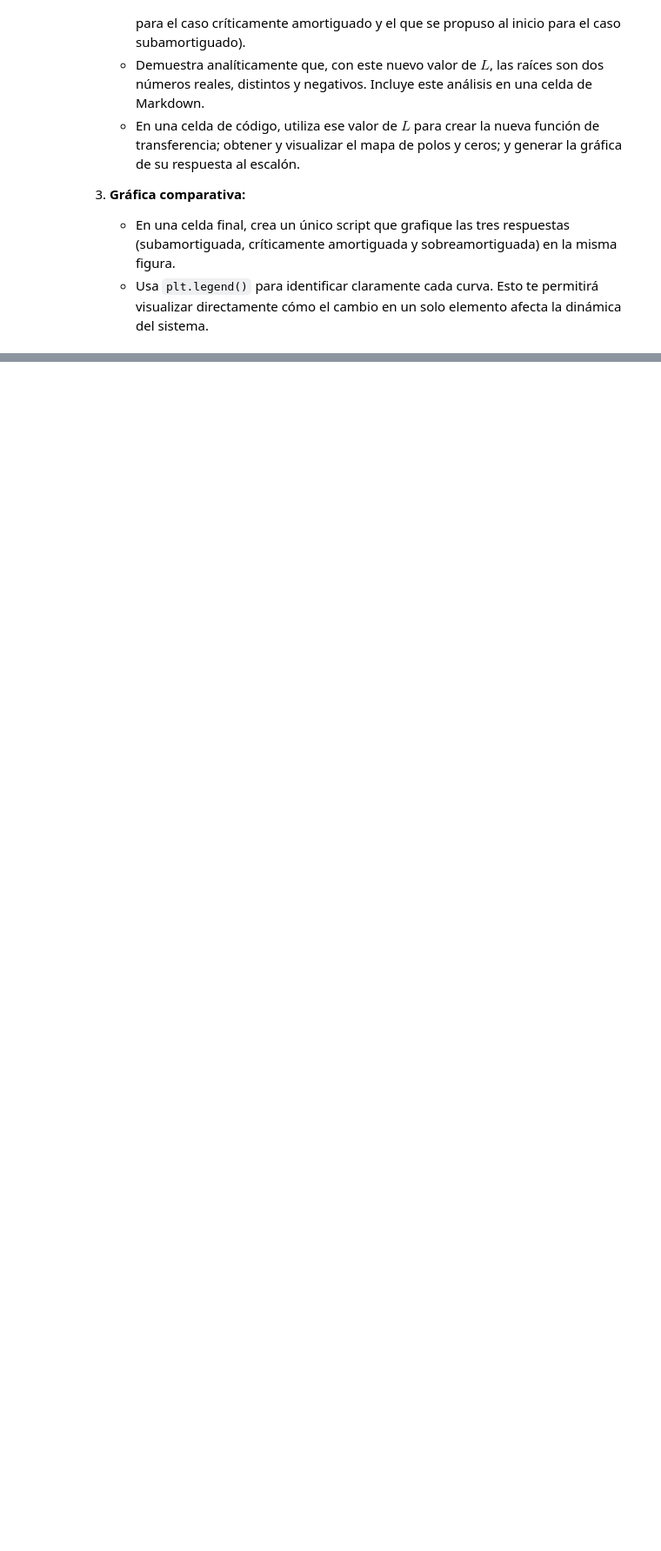
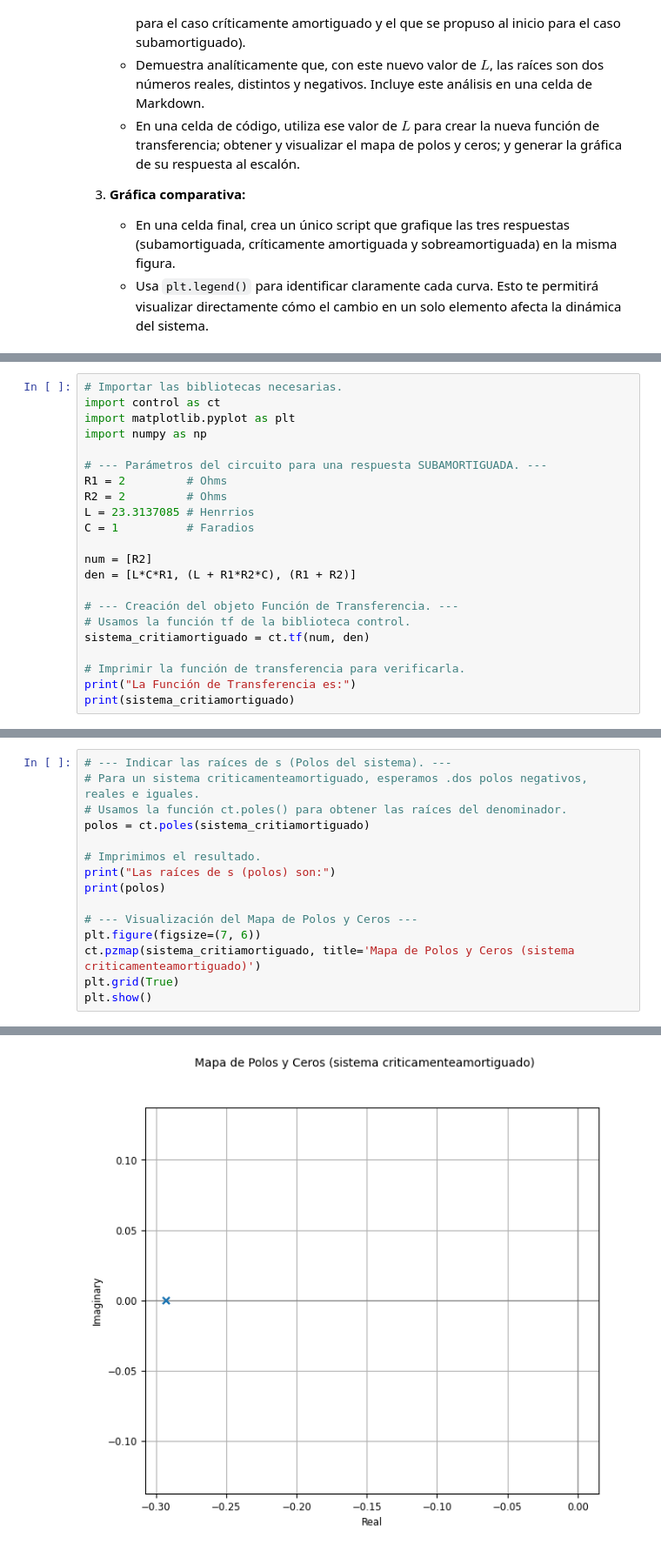
Before and after one commit to JesusFabianReyesCruz/control-clasico, a Jupyter notebook: practicas/P_2_02_Respuestas_circuito_segundo_orden.ipynb, the cells around one changed output, grey strips where cells are left out. Shown: that part at 87% size. Saved outputs shown, nothing was run; the diff lists cells and outputs as text; blank space fills up the shorter version.

Commit message:
Práctica 2-02. Respuesta de un circuito eléctrico de segundo orden.

```diff
--- a/practicas/P_2_02_Respuestas_circuito_segundo_orden.ipynb
+++ b/practicas/P_2_02_Respuestas_circuito_segundo_orden.ipynb
@@ -252,0 +232,22 @@ $$\mathbf{s_2 = \frac{-4.5 - \sqrt{4.25}}{2} \approx -3.2808}$$
+# %%
+# Importar las bibliotecas necesarias.
+import control as ct
+import matplotlib.pyplot as plt
+import numpy as np
+
+# --- Parámetros del circuito para una respuesta SUBAMORTIGUADA. ---
+R1 = 2         # Ohms
+R2 = 2         # Ohms
+L = 23.3137085 # Henrrios
+C = 1          # Faradios
+
+num = [R2]
+den = [L*C*R1, (L + R1*R2*C), (R1 + R2)]
+
+# --- Creación del objeto Función de Transferencia. ---
+# Usamos la función tf de la biblioteca control.
+sistema_critiamortiguado = ct.tf(num, den)
+
+# Imprimir la función de transferencia para verificarla.
+print("La Función de Transferencia es:")
+print(sistema_critiamortiguado)
@@ -252,0 +263,16 @@ $$\mathbf{s_2 = \frac{-4.5 - \sqrt{4.25}}{2} \approx -3.2808}$$
+# %%
+# --- Indicar las raíces de s (Polos del sistema). ---
+# Para un sistema criticamenteamortiguado, esperamos .dos polos negativos, reales e iguales.
+# Usamos la función ct.poles() para obtener las raíces del denominador.
+polos = ct.poles(sistema_critiamortiguado)
+
+# Imprimimos el resultado.
+print("Las raíces de s (polos) son:")
+print(polos)
+
+# --- Visualización del Mapa de Polos y Ceros ---
+plt.figure(figsize=(7, 6))
+ct.pzmap(sistema_critiamortiguado, title='Mapa de Polos y Ceros (sistema criticamenteamortiguado)')
+plt.grid(True)
+plt.show()
+# %% [output]
@@ -252,0 +281 @@ $$\mathbf{s_2 = \frac{-4.5 - \sqrt{4.25}}{2} \approx -3.2808}$$
+[figure, added]
```
Also changed, not shown: parts of 11 cells of this notebook.
